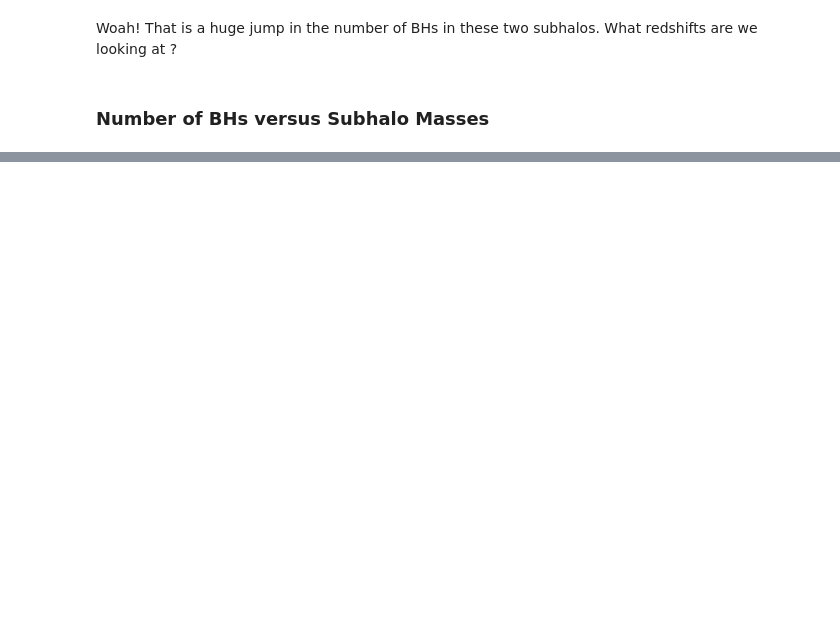
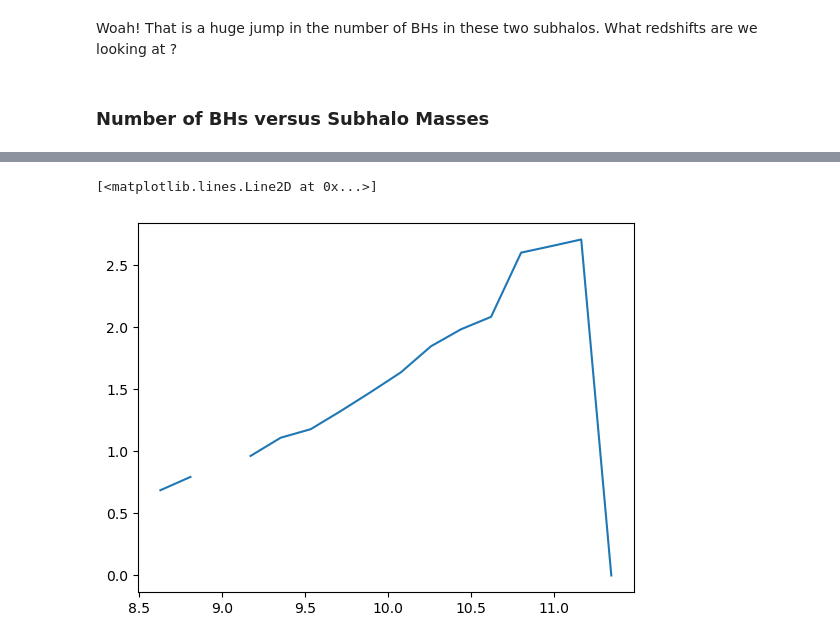
Before and after one commit to pranav-satheesh/wandering_bhs, a Jupyter notebook: Notebooks/Getting_started.ipynb, the cells around one changed output, grey strips where cells are left out. Cells and saved outputs as stored; diff of their text form; code cells hidden in the pictures; blank space fills up the shorter version.

```diff
--- a/Notebooks/Getting_started.ipynb
+++ b/Notebooks/Getting_started.ipynb
@@ -182,0 +255,14 @@ Pick a redshift and get all the subhalo masses and their respective number of BH
+# %%
+def mean_nbh_vs_stellar_at_snap(snapshot, num_bins):
+    bins, stellar_mass_log, nbh_nonzero_log = filter_arrays(snapshot, num_bins)
+    means = np.empty(num_bins)
+    stdevs = np.empty(num_bins) #change to percentiles
+    for i in range(num_bins):
+        binset = nbh_nonzero_log[np.where(np.logical_and(bins[i]<stellar_mass_log, stellar_mass_log<bins[i+1]))]
+        if binset.size == 0:
+            means[i] = 0
+            stdevs[i] = 0
+        else:
+            means[i] = np.mean(binset)
+            stdevs[i] = np.std(binset)
+    return (bins[1:]+bins[:-1])/2, means, stdevs
@@ -182,0 +275,6 @@ Pick a redshift and get all the subhalo masses and their respective number of BH
+# %%
+snap32bins, snap32means, snap32stds = mean_nbh_vs_stellar_at_snap(32, 30)
+plt.plot(snap32bins, snap32means)
+# %% [output]
+[<matplotlib.lines.Line2D at 0x...>]
+[figure, added]
```
Also changed, not shown: parts of 27 cells of this notebook.
